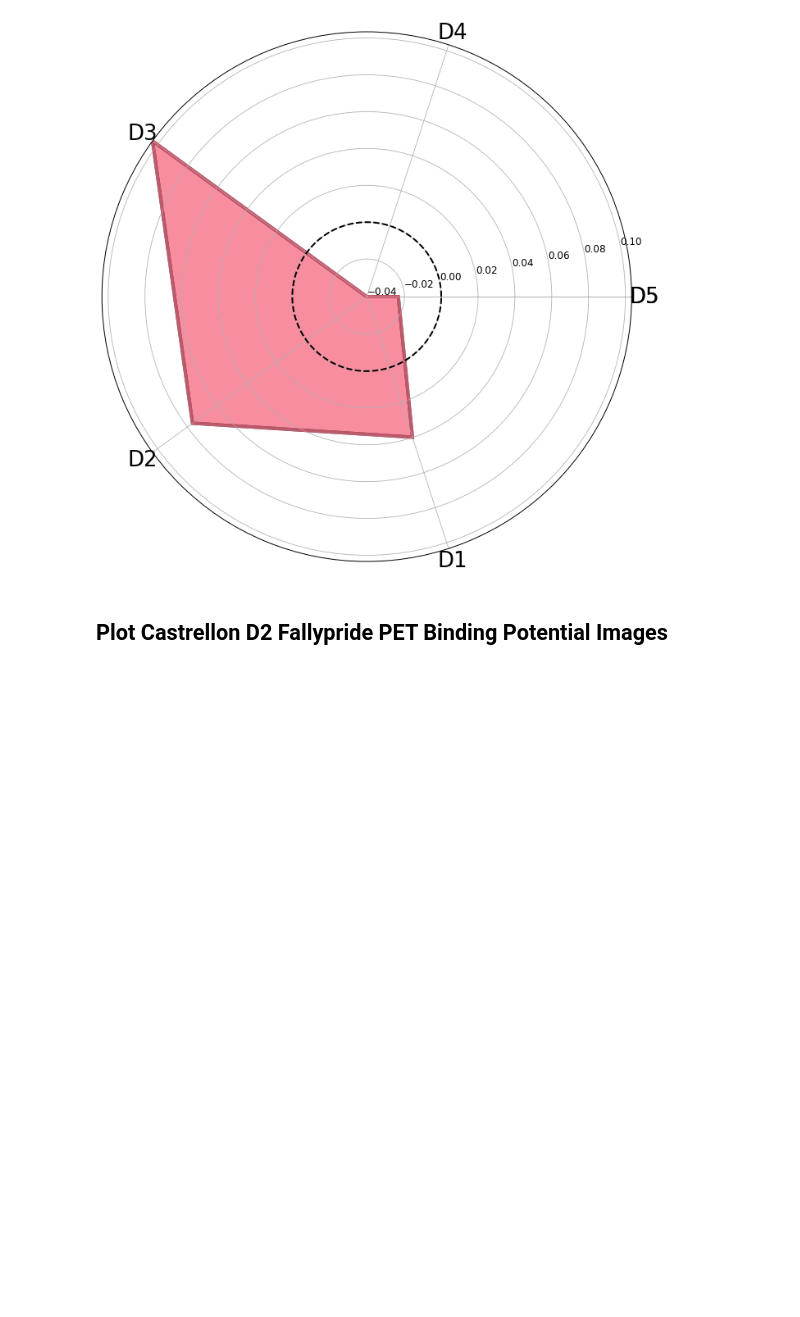
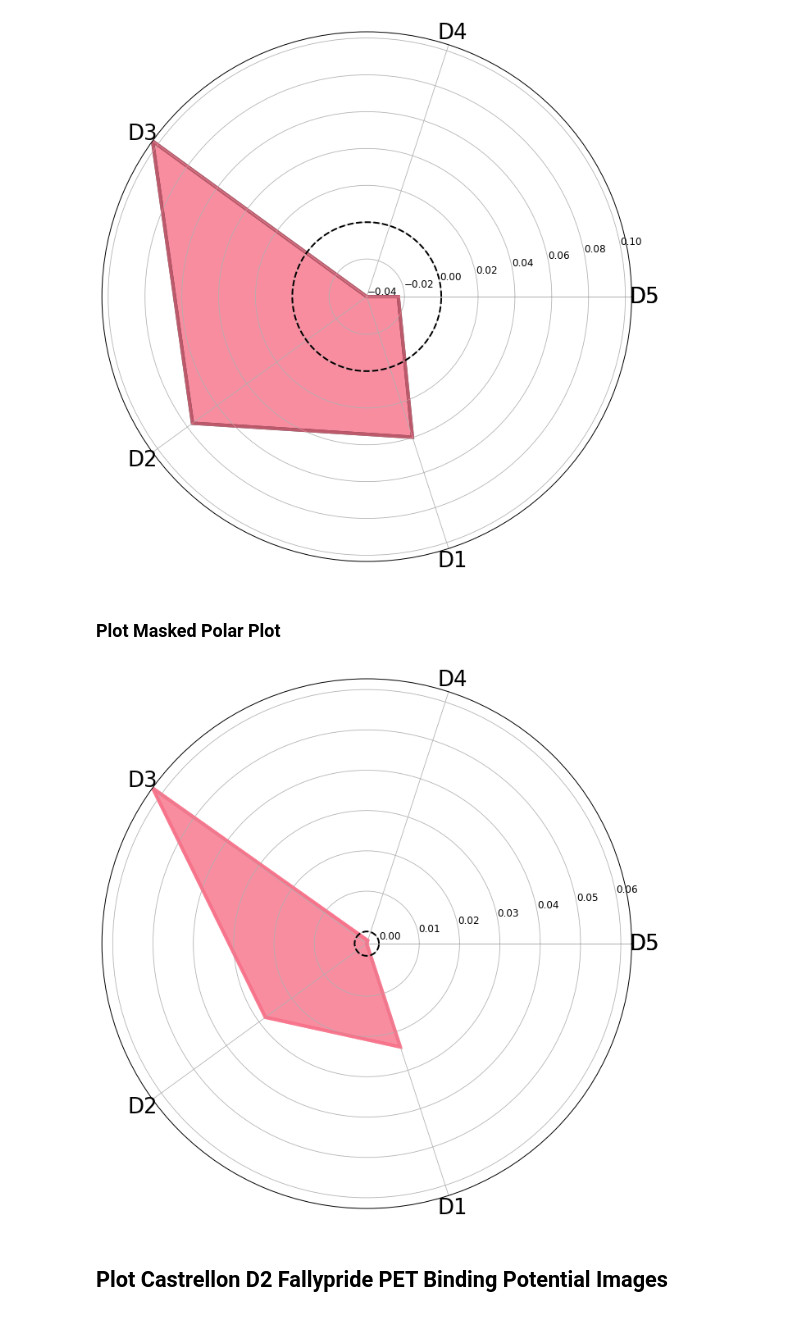
Before and after one commit to cosanlab/reward_signature, a Jupyter notebook: Notebooks/2_Reward_Brain_Model_Testing.ipynb, the cells around one changed output. Drawn from its saved outputs; the diff is of its cells as text; code cells hidden in the pictures; blank space fills up the shorter version.

```diff
--- a/Notebooks/2_Reward_Brain_Model_Testing.ipynb
+++ b/Notebooks/2_Reward_Brain_Model_Testing.ipynb
@@ -882,5 +887,22 @@ with sns.plotting_context(context='paper', font_scale=2):
     plt.savefig(os.path.join(data_dir, 'Figures', f'NeurosynthGene_Dopamine_Pattern_Similarity_{analysis_name}.pdf'))
 # %% [output]
 [figure]
+# %% [markdown]
+### Plot Masked Polar Plot
+# %%
+analysis_name = 'masked_demeaned_zscore1_smooth0'
+
+dopamine = Brain_Data(os.path.join(data_dir, 'Data','NeurosynthGene','Dopamine_Genes.nii.gz'))
+dopamine_similarity = dopamine.similarity(reward_model_masked, method='correlation')
+dopamine_similarity = pd.DataFrame(dopamine_similarity, columns=['Similarity'], index=['D1','D2','D3','D4','D5'])
+dopamine_similarity.sort_index(ascending=False, inplace=True)
+
+with sns.plotting_context(context='paper', font_scale=2):
+    plot_polar(dopamine_similarity, reorder=False, overplot=True, n_top=5, threshold=0 )
+    plt.tight_layout()
+    plt.savefig(os.path.join(data_dir, 'Figures', f'NeurosynthGene_Dopamine_Pattern_Similarity_{analysis_name}.png'), dpi=300)
+    plt.savefig(os.path.join(data_dir, 'Figures', f'NeurosynthGene_Dopamine_Pattern_Similarity_{analysis_name}.pdf'))
+# %% [output]
+[figure, added]
 # %% [markdown]
 ## Plot Castrellon D2 Fallypride PET Binding Potential Images
```
Also changed, not shown: parts of 7 cells of this notebook, 2 other files.
